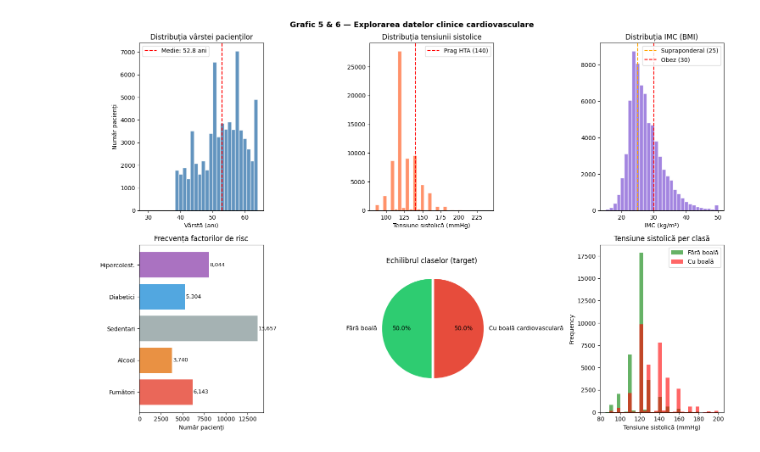
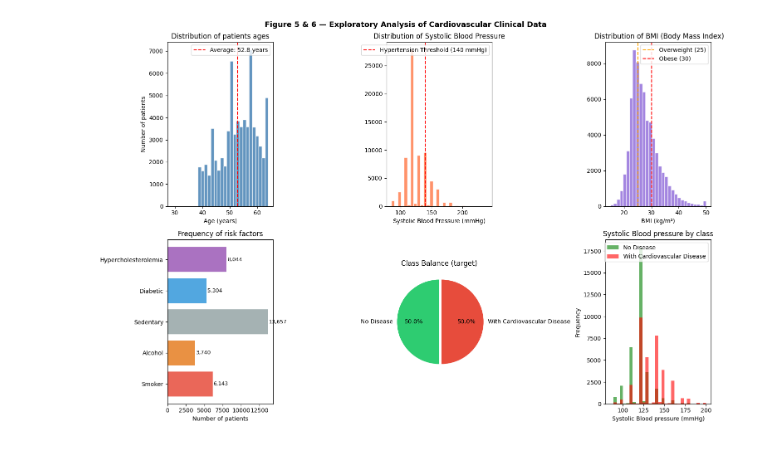
Before and after one commit to catalinagligor/carotid-ai-assist, a Jupyter notebook: notebooks/01-carotid-eda.ipynb, the cells around one changed output. Cells and saved outputs as stored; diff of their text form; code cells hidden in the pictures.

```diff
--- a/notebooks/01-carotid-eda.ipynb
+++ b/notebooks/01-carotid-eda.ipynb
@@ -19,11 +19,11 @@ CARDIO_PATH = "/kaggle/input/datasets/sulianova/cardiovascular-disease-dataset/c
 images_list = sorted(os.listdir(IMAGES_PATH))
 masks_list  = sorted(os.listdir(MASKS_PATH))
 
-print(f" Imagini găsite: {len(images_list)}")
-print(f" Măști găsite:   {len(masks_list)}")
-print(f" Perechi valide: {len(images_list) == len(masks_list)}")
-print(f"\n Exemplu imagine: {images_list[0]}")
-print(f" Exemplu mască:   {masks_list[0]}")
+print(f" Images found: {len(images_list)}")
+print(f" Masks found:  {len(masks_list)}")
+print(f" Valid pairs: {len(images_list) == len(masks_list)}")
+print(f"\n Example of an image: {images_list[0]}")
+print(f" Example of a mask:   {masks_list[0]}")
 
 
 fig, axes = plt.subplots(3, 2, figsize=(10, 12))
@@ -32,14 +32,14 @@ for i in range(3):
     mask = np.array(Image.open(os.path.join(MASKS_PATH,  masks_list[i])).convert('L'))
 
     axes[i, 0].imshow(img, cmap='gray')
-    axes[i, 0].set_title(f'Imagine: {images_list[i]}', fontsize=9)
+    axes[i, 0].set_title(f'Image: {images_list[i]}', fontsize=9)
     axes[i, 0].axis('off')
 
     axes[i, 1].imshow(mask, cmap='gray')
-    axes[i, 1].set_title(f'Mască: {masks_list[i]}', fontsize=9)
+    axes[i, 1].set_title(f'Mask: {masks_list[i]}', fontsize=9)
     axes[i, 1].axis('off')
 
-plt.suptitle('Imagini perechi: Ecografie + Mască Expert', fontsize=13, fontweight='bold')
+plt.suptitle('Pairs: Ultrasound + Mask', fontsize=13, fontweight='bold')
 plt.tight_layout()
 plt.savefig('first_look.png', dpi=150, bbox_inches='tight')
 plt.show()
@@ -193,73 +194,73 @@ Artera carotidă ocupă în medie doar **~2.35% din suprafața imaginii** (min:
 # %%
 df = pd.read_csv(CARDIO_PATH, sep=';')
 
-# Curățare rapidă pentru EDA
+# Quick Cleanup for EDA
 df['age_years'] = (df['age'] / 365).astype(int)
 df['bmi']       = df['weight'] / ((df['height'] / 100) ** 2)
-df              = df[(df['ap_hi'] > 80) & (df['ap_hi'] < 250)]   # elimini outlieri
+df              = df[(df['ap_hi'] > 80) & (df['ap_hi'] < 250)]   # excluding outliers
 
-print(f"Dataset clinice: {df.shape[0]} pacienți, {df.shape[1]} coloane")
+print(f"Dataset: {df.shape[0]} patients, {df.shape[1]} collumns")
 print(df[['age_years', 'ap_hi', 'ap_lo', 'bmi', 'cholesterol']].describe().round(2))
 
 fig, axes = plt.subplots(2, 3, figsize=(15, 10))
-fig.suptitle('Grafic 5 & 6 — Explorarea datelor clinice cardiovasculare', fontsize=13, fontweight='bold')
+fig.suptitle('Figure 5 & 6 — Exploratory Analysis of Cardiovascular Clinical Data', fontsize=13, fontweight='bold')
 
-# Distribuția vârstei
+# Distribution of patients ages
 axes[0,0].hist(df['age_years'], bins=30, color='steelblue', edgecolor='white', alpha=0.85)
-axes[0,0].set_title('Distribuția vârstei pacienților')
-axes[0,0].set_xlabel('Vârstă (ani)')
-axes[0,0].set_ylabel('Număr pacienți')
+axes[0,0].set_title('Distribution of patients ages')
+axes[0,0].set_xlabel('Age (years)')
+axes[0,0].set_ylabel('Number of patients')
 axes[0,0].axvline(df['age_years'].mean(), color='red', linestyle='--',
-                   label=f"Medie: {df['age_years'].mean():.1f} ani")
+                   label=f"Average: {df['age_years'].mean():.1f} years")
 axes[0,0].legend()
 
-# Distribuția tensiunii arteriale
+# Distribution of Blood Pressure
 axes[0,1].hist(df['ap_hi'], bins=30, color='coral', edgecolor='white', alpha=0.85)
-axes[0,1].set_title('Distribuția tensiunii sistolice')
-axes[0,1].set_xlabel('Tensiune sistolică (mmHg)')
-axes[0,1].axvline(140, color='red', linestyle='--', label='Prag HTA (140)')
+axes[0,1].set_title('Distribution of Systolic Blood Pressure')
+axes[0,1].set_xlabel('Systolic Blood Pressure (mmHg)')
+axes[0,1].axvline(140, color='red', linestyle='--', label='Hypertension Threshold (140 mmHg)')
 axes[0,1].legend()
 
-# Distribuția IMC
+#  Distribution of BMI (Body Mass Index)
 axes[0,2].hist(df['bmi'].clip(15, 50), bins=30, color='mediumpurple', edgecolor='white', alpha=0.85)
-axes[0,2].set_title('Distribuția IMC (BMI)')
-axes[0,2].set_xlabel('IMC (kg/m²)')
-axes[0,2].axvline(25, color='orange', linestyle='--', label='Supraponderal (25)')
-axes[0,2].axvline(30, color='red',    linestyle='--', label='Obez (30)')
+axes[0,2].set_title(' Distribution of BMI (Body Mass Index)')
+axes[0,2].set_xlabel('BMI (kg/m²)')
+axes[0,2].axvline(25, color='orange', linestyle='--', label='Overweight (25)')
+axes[0,2].axvline(30, color='red',    linestyle='--', label='Obese (30)')
 axes[0,2].legend()
 
-# Factori de risc - barplot
+# Risk factors - barplot
 risk_factors = {
-    'Fumători':    df['smoke'].sum(),
-    'Alcool':      df['alco'].sum(),
-    'Sedentari':   (df['active'] == 0).sum(),
-    'Diabetici':   (df['gluc'] == 3).sum(),
-    'Hipercolest.': (df['cholesterol'] == 3).sum(),
+    'Smoker': df['smoke'].sum(),
+    'Alcohol': df['alco'].sum(),
+    'Sedentary': (df['active'] == 0).sum(),
+    'Diabetic': (df['gluc'] == 3).sum(),
+    'Hypercholesterolemia': (df['cholesterol'] == 3).sum(),
 }
 axes[1,0].barh(list(risk_factors.keys()), list(risk_factors.values()),
                color=['#e74c3c','#e67e22','#95a5a6','#3498db','#9b59b6'], alpha=0.85)
-axes[1,0].set_title('Frecvența factorilor de risc')
-axes[1,0].set_xlabel('Număr pacienți')
+axes[1,0].set_title('Frequency of risk factors')
+axes[1,0].set_xlabel('Number of patients')
 for i, v in enumerate(risk_factors.values()):
     axes[1,0].text(v + 100, i, f'{v:,}', va='center', fontsize=9)
 
-# Distribuția clasei target
+# Distribution of Target Class
 class_counts = df['cardio'].value_counts()
-axes[1,1].pie(class_counts, labels=['Fără boală', 'Cu boală cardiovasculară'],
+axes[1,1].pie(class_counts, labels = ['No Disease', 'With Cardiovascular Disease'],
               autopct='%1.1f%%', colors=['#2ecc71', '#e74c3c'],
               startangle=90, explode=[0, 0.05])
-axes[1,1].set_title('Echilibrul claselor (target)')
+axes[1, 1].set_title('Class Balance (target)')
 
-# Tensiune sistolică per clasă
+# Systolic Blood pressure by class
 df[df['cardio']==0]['ap_hi'].clip(80, 200).plot(kind='hist', bins=30, alpha=0.6,
-    color='green', label='Fără boală', ax=axes[1,2])
+    color='green', label='No Disease', ax=axes[1,2])
 df[df['cardio']==1]['ap_hi'].clip(80, 200).plot(kind='hist', bins=30, alpha=0.6,
-    color='red',   label='Cu boală',   ax=axes[1,2])
-axes[1,2].set_title('Tensiune sistolică per clasă')
-axes[1,2].set_xlabel('Tensiune sistolică (mmHg)')
+    color='red',   label='With Cardiovascular Disease',   ax=axes[1,2])
+axes[1,2].set_title('Systolic Blood pressure by class')
+axes[1,2].set_xlabel('Systolic Blood pressure (mmHg)')
 axes[1,2].legend()
 
 plt.tight_layout()
-plt.savefig('grafic5_6_clinice.png', dpi=150, bbox_inches='tight')
+plt.savefig('Figure5_6_clinics.png', dpi=150, bbox_inches='tight')
 plt.show()
 # %% [output]
@@ -267,10 +268,10 @@ Dataset clinice: 69649 pacienți, 15 coloane
        age_years     ap_hi     ap_lo       bmi  cholesterol
 count   69649.00  69649.00  69649.00  69649.00     69649.00
 mean       52.85    127.09     96.65     27.56         1.37
 std         6.76     16.99    188.70      6.08         0.68
 min        29.00     85.00      0.00      3.47         1.00
 25%        48.00    120.00     80.00     23.88         1.00
 50%        53.00    120.00     80.00     26.40         1.00
 75%        58.00    140.00     90.00     30.25         2.00
 max        64.00    240.00  11000.00    298.67         3.00
-[figure, old version]
+[figure, new version]
```
Also changed, not shown: parts of 17 cells of this notebook, 4 other files.
